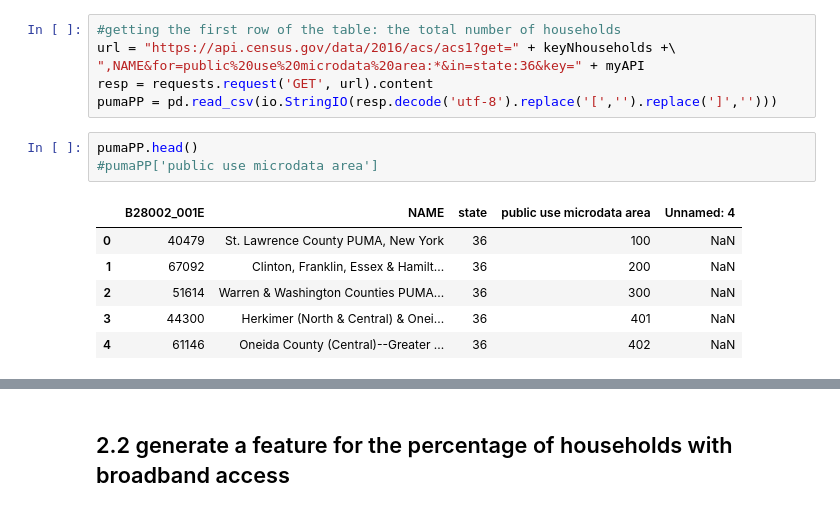
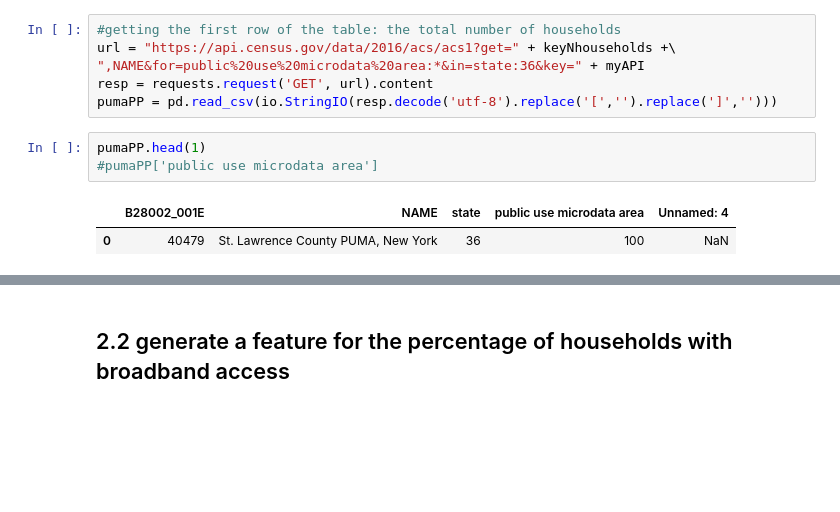
Before and after one commit to jinalklaulitz/PUI2018_msm796, a Jupyter notebook: HW7_msm796/assignment1_msm796.ipynb, the cells around one changed output, grey strips where cells are left out. Saved outputs shown, nothing was run; the diff lists cells and outputs as text; blank space fills up the shorter version.

```diff
--- a/HW7_msm796/assignment1_msm796.ipynb
+++ b/HW7_msm796/assignment1_msm796.ipynb
@@ -244,12 +251,8 @@ url = "https://api.census.gov/data/2016/acs/acs1?get=" + keyNhouseholds +\
 resp = requests.request('GET', url).content
 pumaPP = pd.read_csv(io.StringIO(resp.decode('utf-8').replace('[','').replace(']','')))
 # %%
-pumaPP.head()
+pumaPP.head(1)
 #pumaPP['public use microdata area']
 # %% [output]
 |  | B28002_001E | NAME | state | public use microdata area | Unnamed: 4 |
 | 0 | 40479 | St. Lawrence County PUMA, New York | 36 | 100 | NaN |
-| 1 | 67092 | Clinton, Franklin, Essex & Hamilt... | 36 | 200 | NaN |
-| 2 | 51614 | Warren & Washington Counties PUMA... | 36 | 300 | NaN |
-| 3 | 44300 | Herkimer (North & Central) & Onei... | 36 | 401 | NaN |
-| 4 | 61146 | Oneida County (Central)--Greater ... | 36 | 402 | NaN |
```
Also changed, not shown: parts of 10 cells of this notebook.
